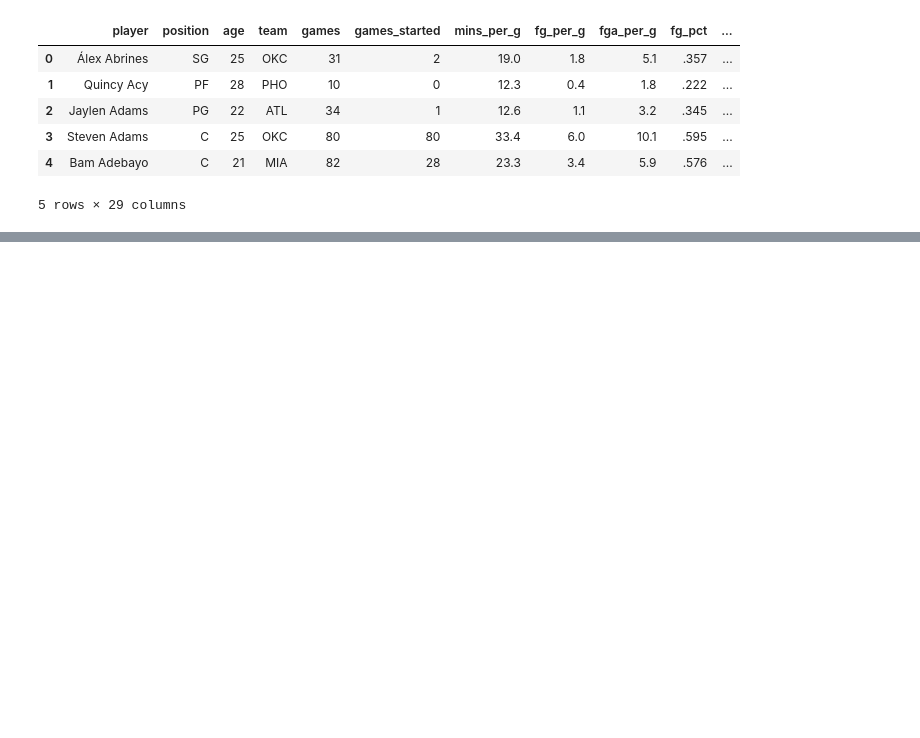
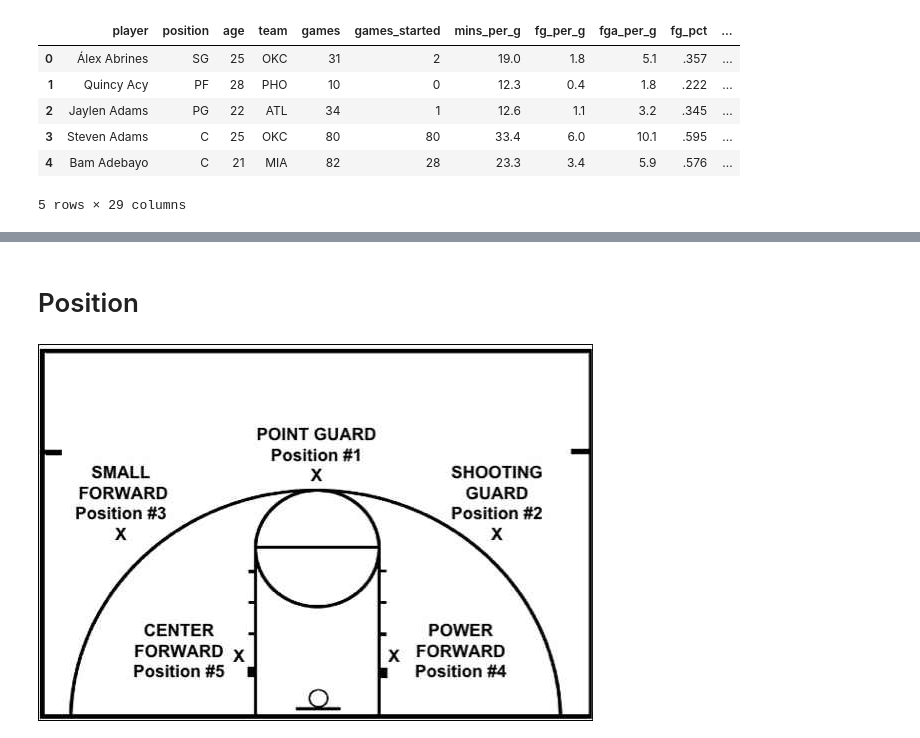
Before and after one commit to Alyrei/project-1, a Jupyter notebook: Untitled1.ipynb, the cells around one changed output, grey strips where cells are left out. Saved outputs shown, nothing was run; the diff lists cells and outputs as text; code cells hidden in the pictures; blank space fills up the shorter version.

```diff
--- a/Untitled1.ipynb
+++ b/Untitled1.ipynb
@@ -264,0 +226,6 @@ Index(['level_0', 'index', 'position', 'age', 'games', 'games_started',
+# %% [markdown]
+# Position
+# %%
+Image("positions.jpg")
+# %% [output]
+[figure, added]
```
Also changed, not shown: parts of 17 cells of this notebook, 8 other files.
